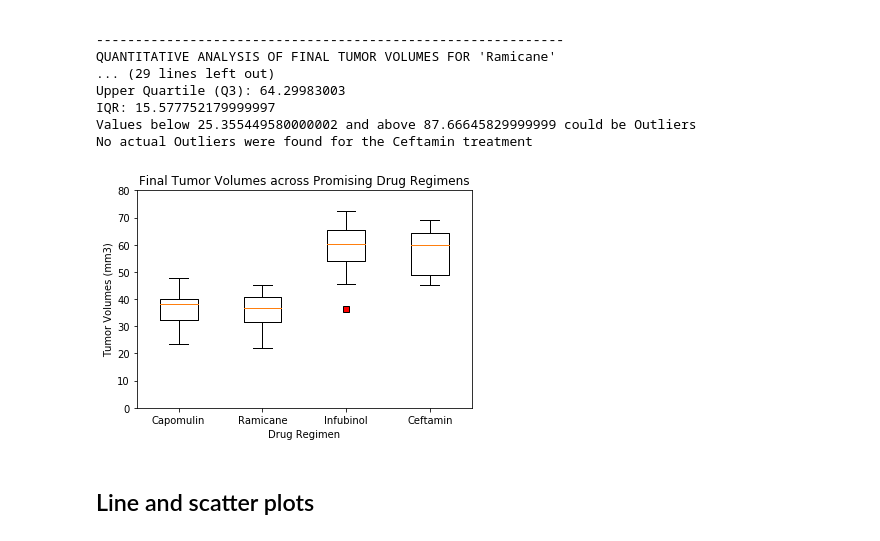
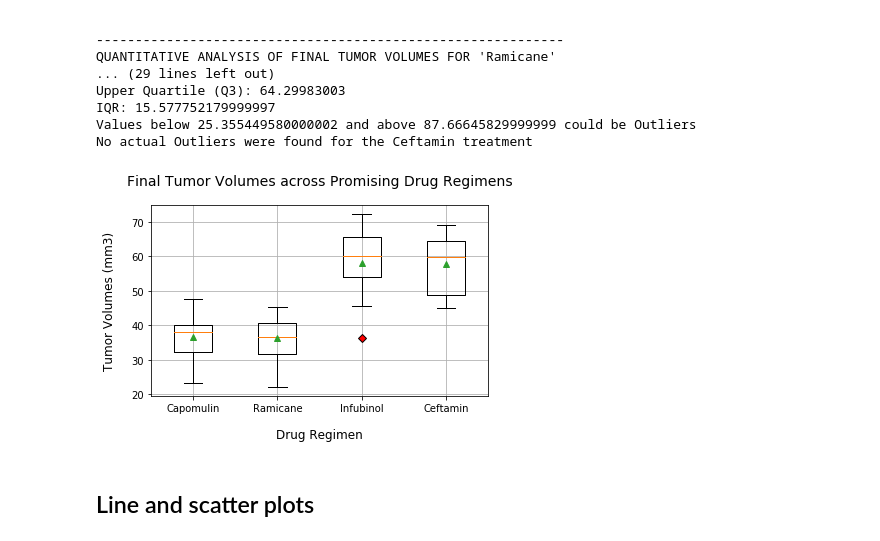
Before and after one commit to anulkar/matplotlib-challenge, a Jupyter notebook: Pymaceuticals/pymaceuticals.ipynb, the cells around one changed output. Saved outputs shown, nothing was run; the diff lists cells and outputs as text; code cells hidden in the pictures.

Commit message:
Clean pymaceuticals notebook with comments and plots

```diff
--- a/Pymaceuticals/pymaceuticals.ipynb
+++ b/Pymaceuticals/pymaceuticals.ipynb
@@ -205,17 +207,19 @@ IQR: 15.577752179999997
 Values below 25.355449580000002 and above 87.66645829999999 could be Outliers
 No actual Outliers were found for the Ceftamin treatment
 # %%
-# Generate a box plot of the final tumor volume of each mouse across four regimens of interest
+## Generate a box plot of the final tumor volume of each mouse across four regimens of interest
 
 box_plot_fig, box_plot_ax = plt.subplots()
-box_plot_ax.set_title('Final Tumor Volumes across Promising Drug Regimens')
-box_plot_ax.set_ylabel('Tumor Volumes (mm3)')
-box_plot_ax.set_xlabel('Drug Regimen')
-red_square = dict(markerfacecolor='r', marker='s')
-box_plot_ax.boxplot(tumor_volumes_box_plots, labels=promising_drug_regimens, flierprops=red_square)
-box_plot_ax.set_ylim(0,80)
+box_plot_ax.set_title('Final Tumor Volumes across Promising Drug Regimens', fontsize=14, pad=20)
+box_plot_ax.set_ylabel('Tumor Volumes (mm3)', fontsize=12, labelpad=15)
+box_plot_ax.set_xlabel('Drug Regimen', fontsize=12, labelpad=15)
+red_diamond = dict(markerfacecolor='red', marker='D')
+# Plot multiple boxplots on the same figure
+box_plot_ax.boxplot(tumor_volumes_box_plots, labels=promising_drug_regimens, flierprops=red_diamond, showmeans=True)
+box_plot_ax.grid(True)
+box_plot_fig.tight_layout()
 plt.show()
 # %% [output]
-[figure, old version]
+[figure, new version]
 # %% [markdown]
 ## Line and scatter plots
```
Also changed, not shown: parts of 7 cells of this notebook.
